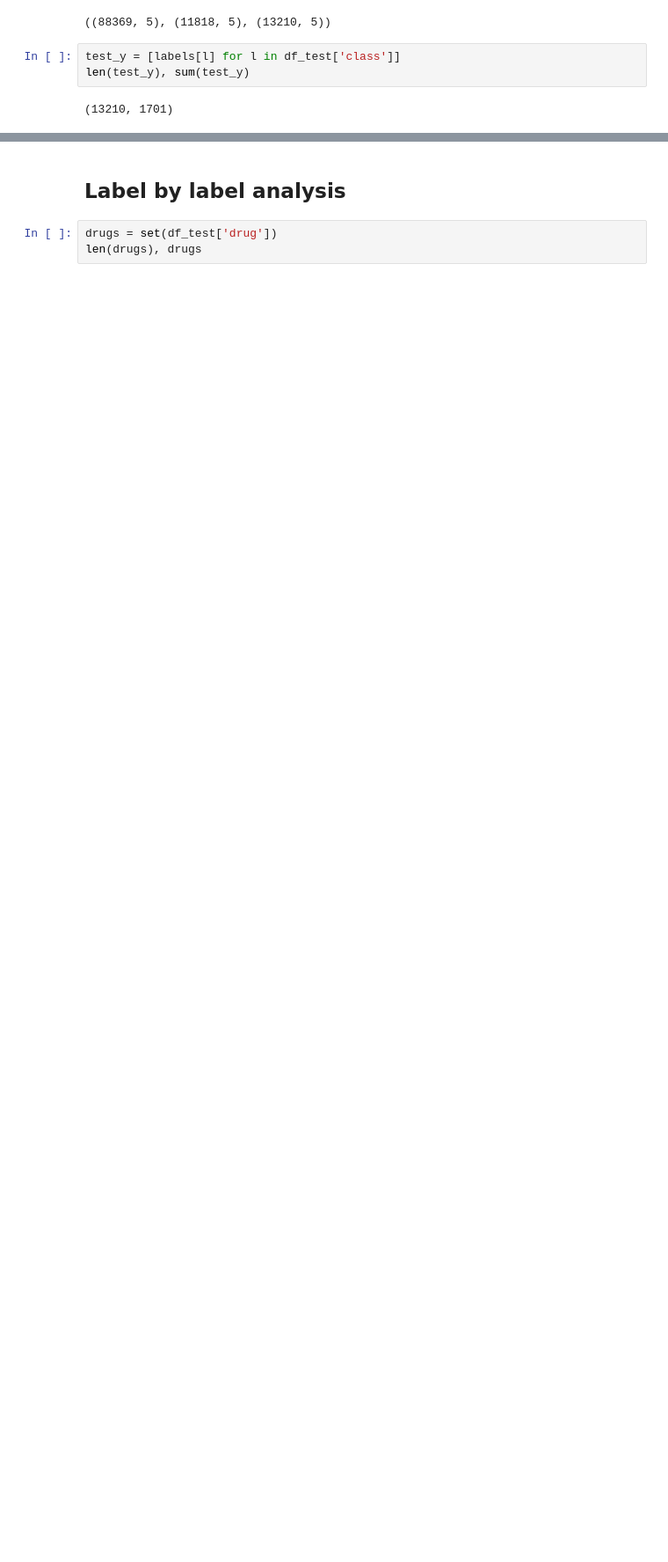
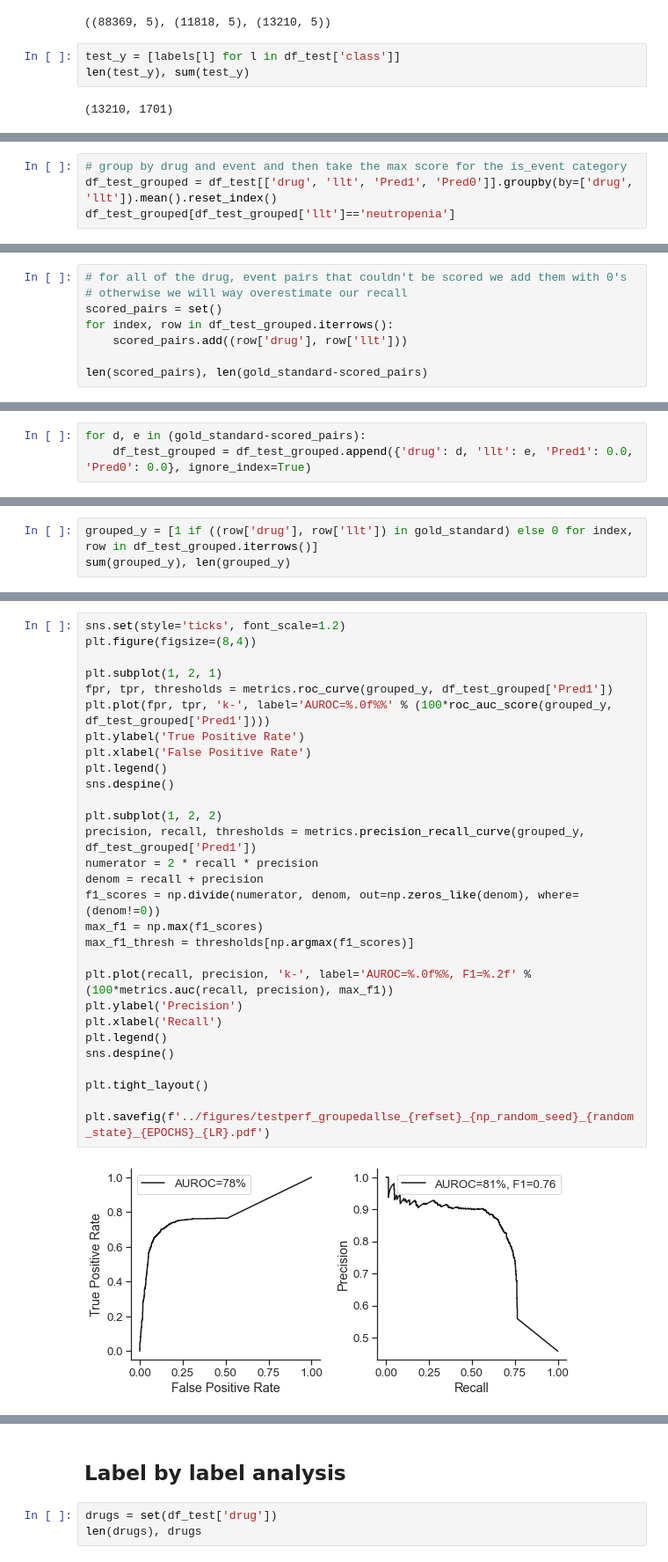
Before and after one commit to tatonetti-lab/onsides, a Jupyter notebook: notebooks/ClinicalBERT Model Performance.ipynb, the cells around one changed output, grey strips where cells are left out. Shown at 88% size. Drawn from its saved outputs; the diff is of its cells as text; blank space fills up the shorter version.

```diff
--- a/notebooks/ClinicalBERT Model Performance.ipynb
+++ b/notebooks/ClinicalBERT Model Performance.ipynb
@@ -157,0 +196,4 @@ pd.crosstab(index=df_test['class'], columns=df_test['PredEvent'])
+# %%
+# group by drug and event and then take the max score for the is_event category
+df_test_grouped = df_test[['drug', 'llt', 'Pred1', 'Pred0']].groupby(by=['drug', 'llt']).mean().reset_index()
+df_test_grouped[df_test_grouped['llt']=='neutropenia']
@@ -157,0 +209,8 @@ pd.crosstab(index=df_test['class'], columns=df_test['PredEvent'])
+# %%
+# for all of the drug, event pairs that couldn't be scored we add them with 0's
+# otherwise we will way overestimate our recall
+scored_pairs = set()
+for index, row in df_test_grouped.iterrows():
+    scored_pairs.add((row['drug'], row['llt']))
+
+len(scored_pairs), len(gold_standard-scored_pairs)
@@ -157,0 +219,3 @@ pd.crosstab(index=df_test['class'], columns=df_test['PredEvent'])
+# %%
+for d, e in (gold_standard-scored_pairs):
+    df_test_grouped = df_test_grouped.append({'drug': d, 'llt': e, 'Pred1': 0.0, 'Pred0': 0.0}, ignore_index=True)
@@ -157,0 +231,3 @@ pd.crosstab(index=df_test['class'], columns=df_test['PredEvent'])
+# %%
+grouped_y = [1 if ((row['drug'], row['llt']) in gold_standard) else 0 for index, row in df_test_grouped.iterrows()]
+sum(grouped_y), len(grouped_y)
@@ -157,0 +240,31 @@ pd.crosstab(index=df_test['class'], columns=df_test['PredEvent'])
+# %%
+sns.set(style='ticks', font_scale=1.2)
+plt.figure(figsize=(8,4))
+
+plt.subplot(1, 2, 1)
+fpr, tpr, thresholds = metrics.roc_curve(grouped_y, df_test_grouped['Pred1'])
+plt.plot(fpr, tpr, 'k-', label='AUROC=%.0f%%' % (100*roc_auc_score(grouped_y, df_test_grouped['Pred1'])))
+plt.ylabel('True Positive Rate')
+plt.xlabel('False Positive Rate')
+plt.legend()
+sns.despine()
+
+plt.subplot(1, 2, 2)
+precision, recall, thresholds = metrics.precision_recall_curve(grouped_y, df_test_grouped['Pred1'])
+numerator = 2 * recall * precision
+denom = recall + precision
+f1_scores = np.divide(numerator, denom, out=np.zeros_like(denom), where=(denom!=0))
+max_f1 = np.max(f1_scores)
+max_f1_thresh = thresholds[np.argmax(f1_scores)]
+
+plt.plot(recall, precision, 'k-', label='AUROC=%.0f%%, F1=%.2f' % (100*metrics.auc(recall, precision), max_f1))
+plt.ylabel('Precision')
+plt.xlabel('Recall')
+plt.legend()
+sns.despine()
+
+plt.tight_layout()
+
+plt.savefig(f'../figures/testperf_groupedallse_{refset}_{np_random_seed}_{random_state}_{EPOCHS}_{LR}.pdf')
+# %% [output]
+[figure, added]
```
Also changed, not shown: parts of 19 cells of this notebook, 6 other files.
